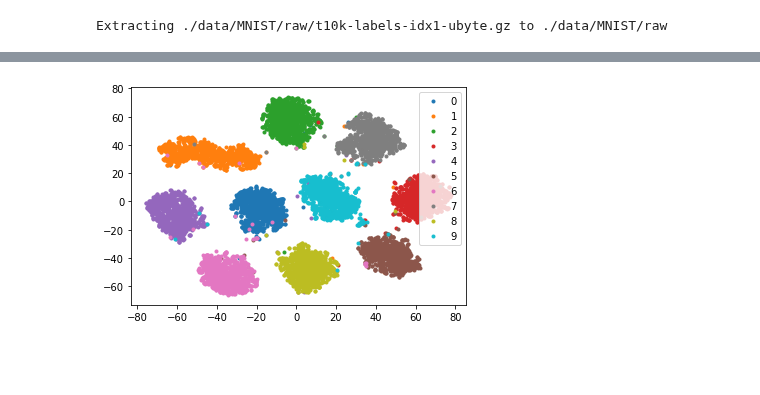
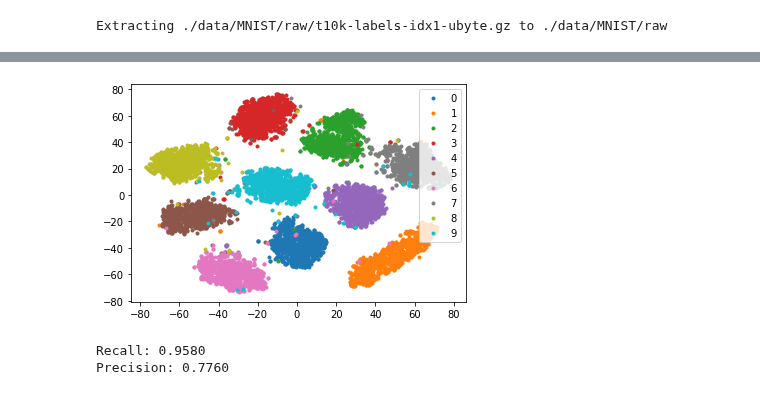
Before and after one commit to ykitaguchi77/Colab_Scripts, a Jupyter notebook: MNIST_Circle_Loss.ipynb, the cells around one changed output, grey strips where cells are left out. Saved outputs shown, nothing was run; the diff lists cells and outputs as text; code cells hidden in the pictures; blank space fills up the shorter version.

```diff
--- a/MNIST_Circle_Loss.ipynb
+++ b/MNIST_Circle_Loss.ipynb
@@ -34,6 +35,8 @@ def get_loader(is_train: bool, batch_size: int) -> DataLoader:
 
 # data loder
 train_loader = get_loader(is_train=True, batch_size=64)
+val_loader = get_loader(is_train=False, batch_size=64)
+
 
 
 
@@ -138,15 +301,19 @@ def train(criterion, epoch):
 # %%
 # model
-model = Model().to(device)
+model_ft = Model().to(device)
 
 # optimzer
-optimizer = optim.SGD(model.parameters(), lr=0.001, momentum=0.9, weight_decay=1e-5)
-sheduler = lr_scheduler.StepLR(optimizer, 20, gamma=0.8)
+optimizer_ft = optim.SGD(model_ft.parameters(), lr=0.001, momentum=0.9, weight_decay=1e-5)
+sheduler = lr_scheduler.StepLR(optimizer_ft, 20, gamma=0.8)
 
 # CircleLoss
 criterion = CircleLoss(m=0.25, gamma=80).to(device)
 
 # Training
+model_ft, train_loss, valid_loss = train_model(model_ft, criterion, optimizer_ft,  patience=5, n_epochs=10)
+
+"""
 for epoch in range(20):
     sheduler.step()
     train(criterion, epoch+1)
+"""
@@ -167,24 +320,50 @@ Training... Epoch = 12
 # %%
 #Visualize results
 
 # data loader
 val_loader = get_loader(is_train=False, batch_size=2)
 
 # 保存用
 all_features = []
 all_labels = []
 
 # 推論
 for img, label in tqdm(val_loader):
     img, label = img.to(device), label.to(device)
-    pred = model(img)
+    pred = model_ft(img)
 
     all_features.append(pred.data.cpu().numpy())
     all_labels.append(label.data.cpu().numpy())
 
 # 可視化
 all_features = np.concatenate(all_features, 0)
 all_labels = np.concatenate(all_labels, 0)
 visualize(all_features, all_labels, 10)
 # %% [output]
-[figure, old version]
+[figure, new version]
+# %%
+val_loader = get_loader(is_train=False, batch_size=2)
+
+tp = 0
+fn = 0
+fp = 0
+thresh = 0.75
+
+for img, label in val_loader:
+    img = img.to(device)
+    pred = model_ft(img)
+    gt_label = label[0] == label[1]
+    pred_label = torch.sum(pred[0] * pred[1]) > thresh
+
+    if gt_label and pred_label:
+        tp += 1
+    elif gt_label and not pred_label:
+        fn += 1
+    elif not gt_label and pred_label:
+        fp += 1
+
+print("Recall: {:.4f}".format(tp / (tp + fn)))
+print("Precision: {:.4f}".format(tp / (tp + fp)))
+# %% [output]
+Recall: 0.9580
+Precision: 0.7760
```
Also changed, not shown: parts of 3 cells of this notebook.
